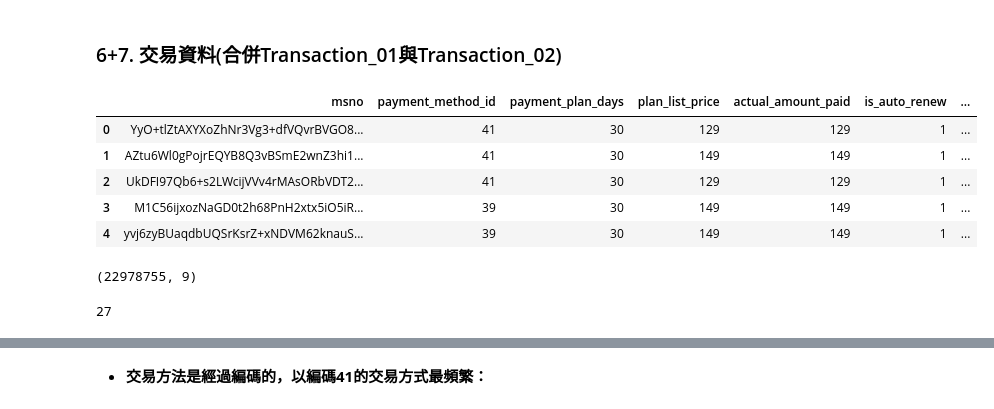
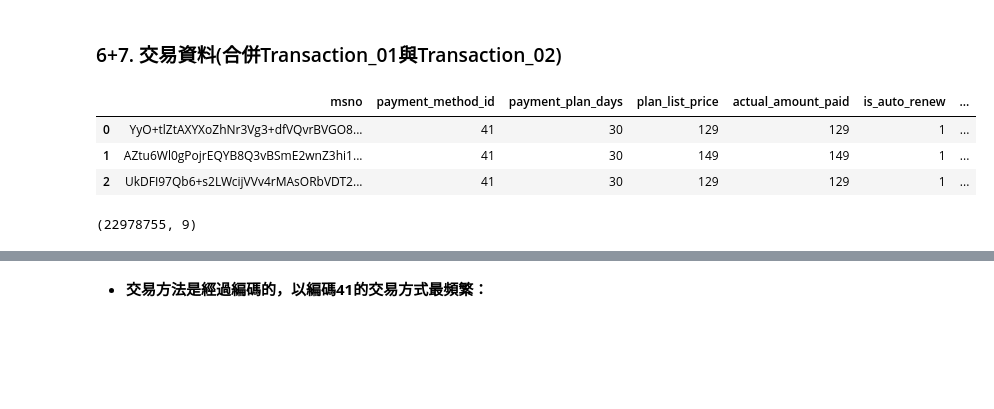
Before and after one commit to imiKao/KKBoxProject_for_TcfstCourse, a Jupyter notebook: KKboxAnalysis_特徵工程.ipynb, the cells around one changed output, grey strips where cells are left out. Cells and saved outputs as stored; diff of their text form; code cells hidden in the pictures; blank space fills up the shorter version.

```diff
--- a/KKboxAnalysis_特徵工程.ipynb
+++ b/KKboxAnalysis_特徵工程.ipynb
@@ -349,20 +232,16 @@ d = ['trans_date', 'mem_expire_date']
 for col in d:
   kk_transaction[col] = fast_datetime(kk_transaction[col])
 # %%
-kk_transaction.head()
+kk_transaction.head(3)
 # %% [output]
 |  | msno | payment_method_id | payment_plan_days | plan_list_price | actual_amount_paid | is_auto_renew | ... |
 | 0 | YyO+tlZtAXYXoZhNr3Vg3+dfVQvrBVGO8... | 41 | 30 | 129 | 129 | 1 | ... |
 | 1 | AZtu6Wl0gPojrEQYB8Q3vBSmE2wnZ3hi1... | 41 | 30 | 149 | 149 | 1 | ... |
 | 2 | UkDFI97Qb6+s2LWcijVVv4rMAsORbVDT2... | 41 | 30 | 129 | 129 | 1 | ... |
-| 3 | M1C56ijxozNaGD0t2h68PnH2xtx5iO5iR... | 39 | 30 | 149 | 149 | 1 | ... |
-| 4 | yvj6zyBUaqdbUQSrKsrZ+xNDVM62knauS... | 39 | 30 | 149 | 149 | 1 | ... |
 # %%
 kk_transaction.shape # 共22978755筆資料，9個特徵
 # %% [output]
 (22978755, 9)
 # %%
-(kk_transaction["msno"] == "YyO+tlZtAXYXoZhNr3Vg3+dfVQvrBVGO8j1mfqe4ZHc=").sum() # 取某個user的交易資料筆數有27筆
+# (kk_transaction["msno"] == "YyO+tlZtAXYXoZhNr3Vg3+dfVQvrBVGO8j1mfqe4ZHc=").sum() # 取某個user的交易資料筆數有27筆
-# %% [output]
-27
 # %%
```
Also changed, not shown: parts of 120 cells of this notebook.
